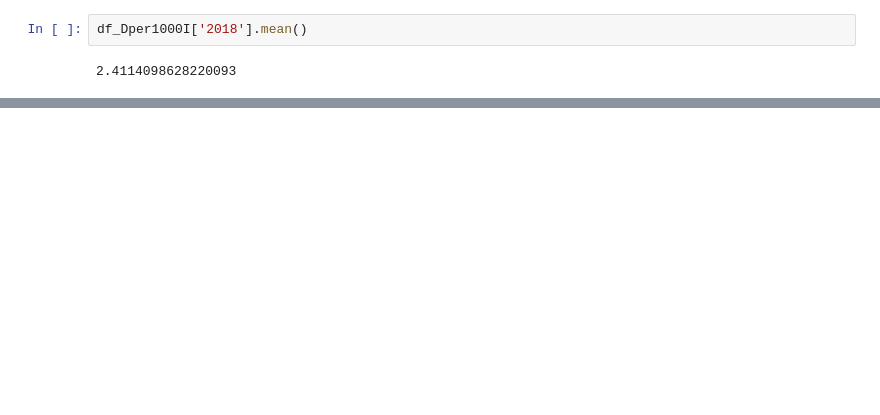
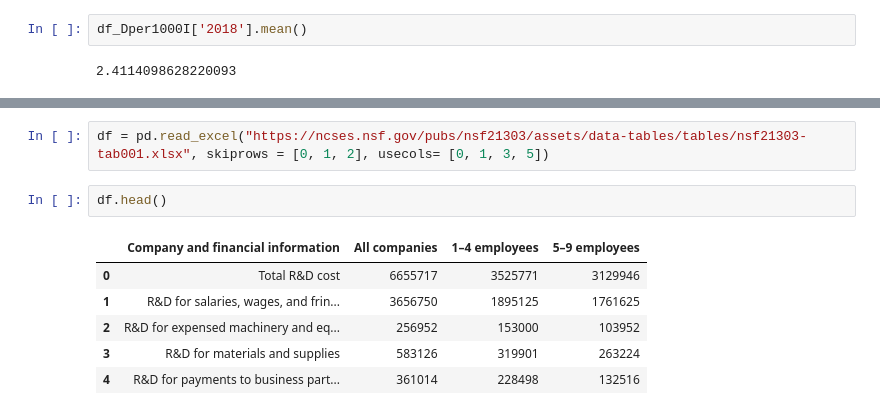
Before and after one commit to mulukenm/python-from-scratch, a Jupyter notebook: 02-Pandas.ipynb, the cells around one changed output, grey strips where cells are left out. Drawn from its saved outputs; the diff is of its cells as text; blank space fills up the shorter version.

```diff
--- a/02-Pandas.ipynb
+++ b/02-Pandas.ipynb
@@ -245,0 +291,11 @@ Name: 2018, dtype: bool
+# %%
+df = pd.read_excel("https://ncses.nsf.gov/pubs/nsf21303/assets/data-tables/tables/nsf21303-tab001.xlsx", skiprows = [0, 1, 2], usecols= [0, 1, 3, 5])
+# %%
+df.head()
+# %% [output]
+|  | Company and financial information | All companies | 1–4 employees | 5–9 employees |
+| 0 | Total R&D cost | 6655717 | 3525771 | 3129946 |
+| 1 | R&D for salaries, wages, and frin... | 3656750 | 1895125 | 1761625 |
+| 2 | R&D for expensed machinery and eq... | 256952 | 153000 | 103952 |
+| 3 | R&D for materials and supplies | 583126 | 319901 | 263224 |
+| 4 | R&D for payments to business part... | 361014 | 228498 | 132516 |
```
Also changed, not shown: parts of 9 cells of this notebook.
